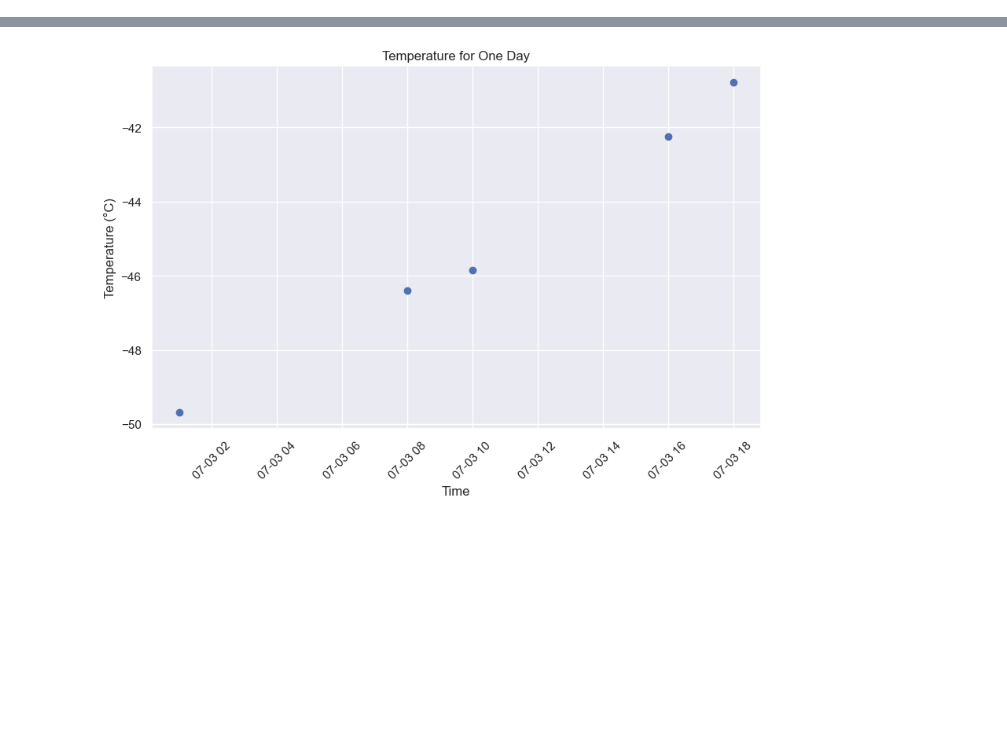
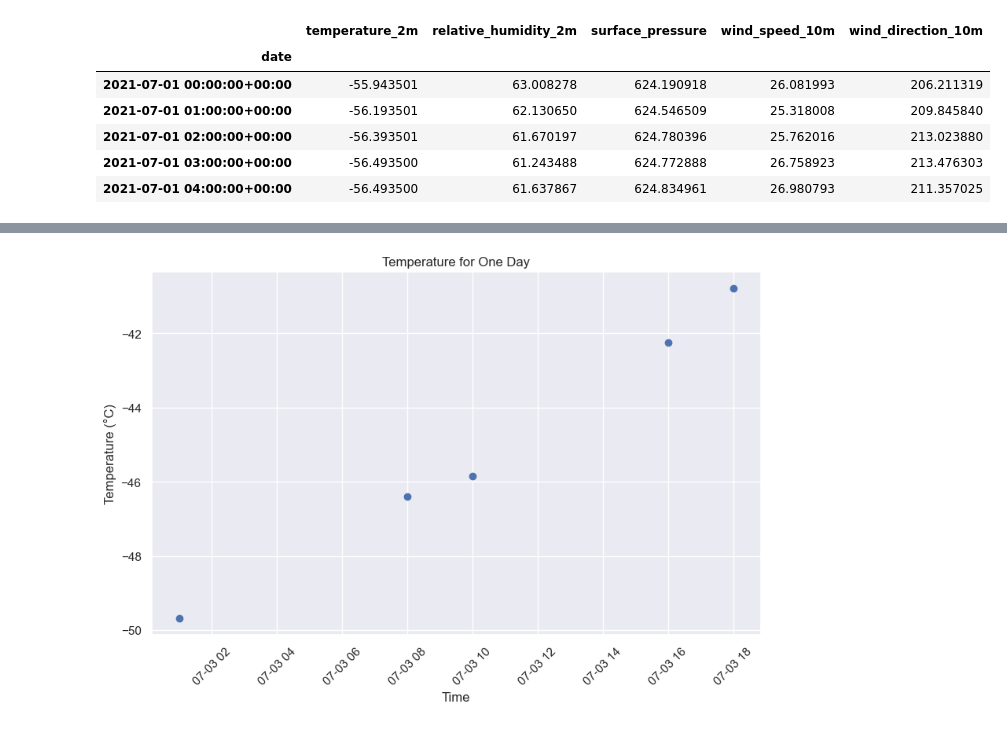
Before and after one commit to Felecort/MeteoFill, a Jupyter notebook: notebooks/create_nan.ipynb, the cells around one changed output, grey strips where cells are left out. Drawn from its saved outputs; the diff is of its cells as text; code cells hidden in the pictures; blank space fills up the shorter version.

```diff
--- a/notebooks/create_nan.ipynb
+++ b/notebooks/create_nan.ipynb
@@ -27,3 +25,11 @@ def create_nan(data, prob = 0.8):
 # %%
-hourly_dataframe=weather_api_calls.get_weather()
-x = create_nan(hourly_dataframe)
+hourly_dataframe = weather_api_calls.get_weather()
+hourly_dataframe.head()
+# %% [output]
+|  | temperature_2m | relative_humidity_2m | surface_pressure | wind_speed_10m | wind_direction_10m |
+| date |  |  |  |  |  |
+| 2021-07-01 00:00:00+00:00 | -55.943501 | 63.008278 | 624.190918 | 26.081993 | 206.211319 |
+| 2021-07-01 01:00:00+00:00 | -56.193501 | 62.130650 | 624.546509 | 25.318008 | 209.845840 |
+| 2021-07-01 02:00:00+00:00 | -56.393501 | 61.670197 | 624.780396 | 25.762016 | 213.023880 |
+| 2021-07-01 03:00:00+00:00 | -56.493500 | 61.243488 | 624.772888 | 26.758923 | 213.476303 |
+| 2021-07-01 04:00:00+00:00 | -56.493500 | 61.637867 | 624.834961 | 26.980793 | 211.357025 |
```
Also changed, not shown: parts of 13 cells of this notebook.
